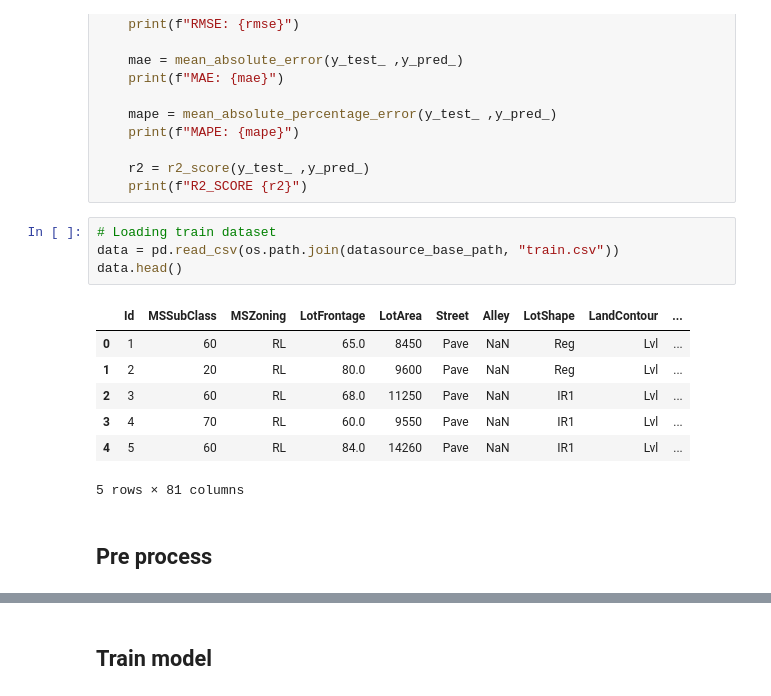
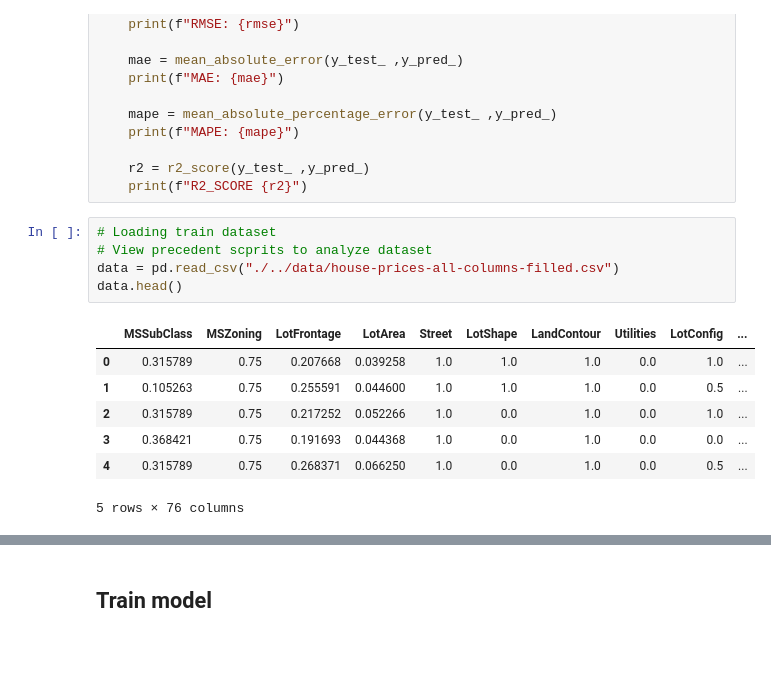
Before and after one commit to pveinberg/house-prices-advanced-regression-techniques, a Jupyter notebook: scripts/04-house-prices-advanced-lasso.ipynb, the cells around one changed output, grey strips where cells are left out. Saved outputs shown, nothing was run; the diff lists cells and outputs as text; blank space fills up the shorter version.

```diff
--- a/scripts/04-house-prices-advanced-lasso.ipynb
+++ b/scripts/04-house-prices-advanced-lasso.ipynb
@@ -44,15 +40,14 @@ def results_regression(y_test_ ,y_pred_):
     print(f"R2_SCORE {r2}")
 # %%
 # Loading train dataset
-data = pd.read_csv(os.path.join(datasource_base_path, "train.csv"))
+# View precedent scprits to analyze dataset
+data = pd.read_csv("./../data/house-prices-all-columns-filled.csv")
 data.head()
 # %% [output]
-|  | Id | MSSubClass | MSZoning | LotFrontage | LotArea | Street | Alley | LotShape | LandContour | ... |
-| 0 | 1 | 60 | RL | 65.0 | 8450 | Pave | NaN | Reg | Lvl | ... |
-| 1 | 2 | 20 | RL | 80.0 | 9600 | Pave | NaN | Reg | Lvl | ... |
-| 2 | 3 | 60 | RL | 68.0 | 11250 | Pave | NaN | IR1 | Lvl | ... |
-| 3 | 4 | 70 | RL | 60.0 | 9550 | Pave | NaN | IR1 | Lvl | ... |
-| 4 | 5 | 60 | RL | 84.0 | 14260 | Pave | NaN | IR1 | Lvl | ... |
+|  | MSSubClass | MSZoning | LotFrontage | LotArea | Street | LotShape | LandContour | Utilities | LotConfig | ... |
+| 0 | 0.315789 | 0.75 | 0.207668 | 0.039258 | 1.0 | 1.0 | 1.0 | 0.0 | 1.0 | ... |
+| 1 | 0.105263 | 0.75 | 0.255591 | 0.044600 | 1.0 | 1.0 | 1.0 | 0.0 | 0.5 | ... |
+| 2 | 0.315789 | 0.75 | 0.217252 | 0.052266 | 1.0 | 0.0 | 1.0 | 0.0 | 1.0 | ... |
+| 3 | 0.368421 | 0.75 | 0.191693 | 0.044368 | 1.0 | 0.0 | 1.0 | 0.0 | 0.0 | ... |
+| 4 | 0.315789 | 0.75 | 0.268371 | 0.066250 | 1.0 | 0.0 | 1.0 | 0.0 | 0.5 | ... |
-5 rows × 81 columns
+5 rows × 76 columns
-# %% [markdown]
-## Pre process
```
Also changed, not shown: parts of 9 cells of this notebook, 7 other files.
